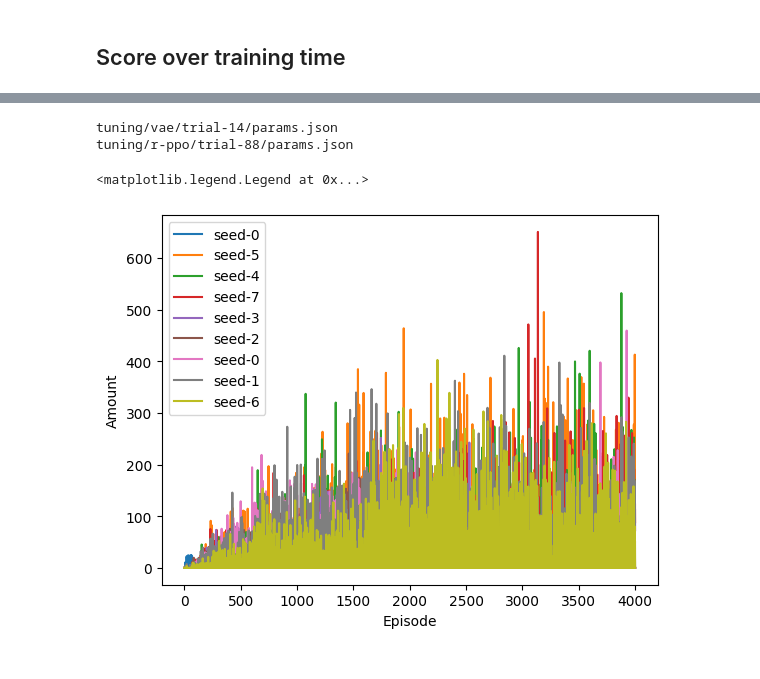
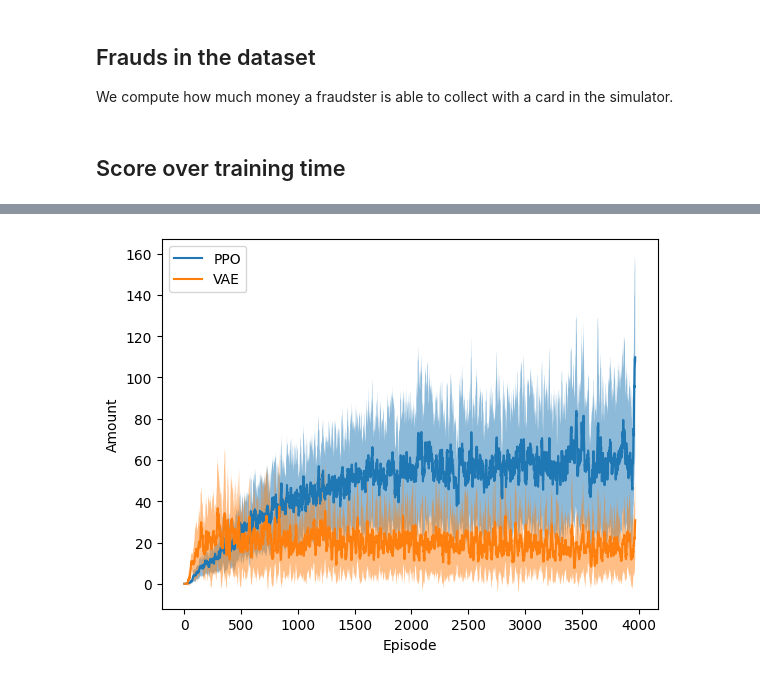
Before and after one commit to FaramirHurin/RL_Attack_September24, a Jupyter notebook: agents-comparison.ipynb, the cells around one changed output, grey strips where cells are left out. Drawn from its saved outputs; the diff is of its cells as text; code cells hidden in the pictures.

```diff
--- a/agents-comparison.ipynb
+++ b/agents-comparison.ipynb
@@ -43,18 +3,13 @@ for p in params.repeat(30):
-# %%
-from runner import Runner
-from plots import Experiment
-from parameters import Parameters, PPOParameters, CardSimParameters, ClassificationParameters
-
-params = Parameters(
-    agent=PPOParameters.best_rppo(),
-    cardsim=CardSimParameters.paper_params(),
-    clf_params=ClassificationParameters.paper_params(),
-    seed_value=0,
-    logdir="logs/rppo-paper",
-)
-
-exp = Experiment.create(params)
-for p in params.repeat(30):
-    runner = Runner(params)
-    episodes = runner.run()
-    exp.add(episodes, p.seed_value)
+# %%
+import numpy as np
+logdirs = {
+    "PPO": "logs/ppo-paper",
+    "VAE": "logs/vae-paper",
+}
+
+def moving_average(data, window_size=10):
+    """Compute the moving average of a 1D array."""
+    return np.convolve(data, np.ones(window_size) / window_size, mode="valid")
+# %% [markdown]
+## Frauds in the dataset
+We compute how much money a fraudster is able to collect with a card in the simulator.
@@ -62,23 +22,22 @@ for p in params.repeat(30):
 ## Score over training time
 # %%
 import matplotlib.pyplot as plt
-import numpy as np
 from plots import Experiment
 
-logdirs = {
-    "ppo": "logs/ppo-paper",
-    # "vae": "logs/vae-paper",
-}
 
 for label, logdir in logdirs.items():
     exp = Experiment.load(logdir)
+    print(f"There are {exp.n_runs} runs in {label}")
     mean, std = exp.mean_std_amounts_over_time
+    mean = moving_average(mean, window_size=10)[:-20]
+    std = moving_average(std, window_size=10)[:-20]
     # Compute the 95% confidence interval from the STD
-    ci95 = 1.96 * (std / np.sqrt(exp.n_runs))
+    ci95 = 1.96 * (std / exp.n_runs**0.5)
     plt.plot(mean, label=label)
-    plt.fill_between(range(len(mean)), mean - ci95, mean + ci95, alpha=0.2)
+    plt.fill_between(range(len(mean)), mean - ci95, mean + ci95, alpha=0.5)
 
 plt.xlabel("Episode")
 plt.ylabel("Amount")
 plt.legend()
+plt.savefig("amount-over-time.svg")
 # %% [output]
@@ -87,4 +46 @@ WARNING:root:Unknown parameters: {'agent_name': 'ppo'}. They will be ignored.
-tuning/vae/trial-14/params.json
-tuning/r-ppo/trial-88/params.json
-<matplotlib.legend.Legend at 0x...>
-[figure, old version]
+[figure, new version]
```
Also changed, not shown: parts of 12 cells of this notebook, 3 other files.
